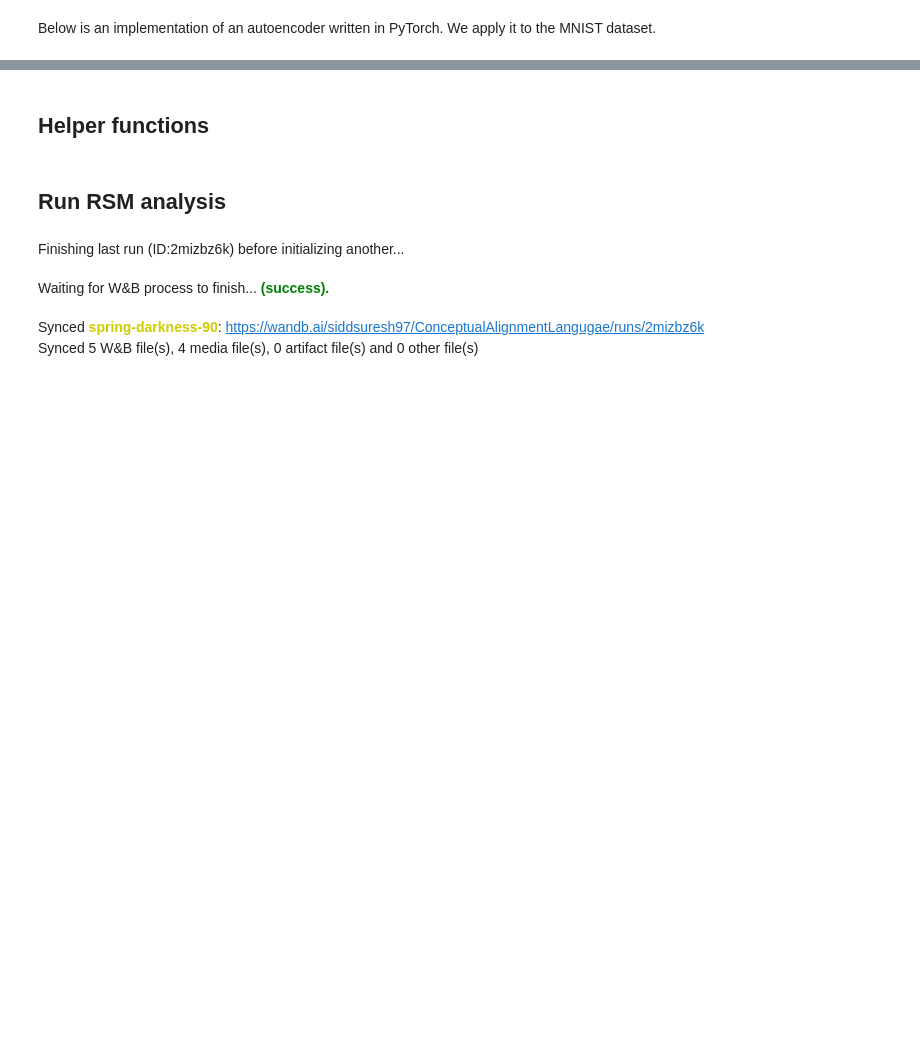
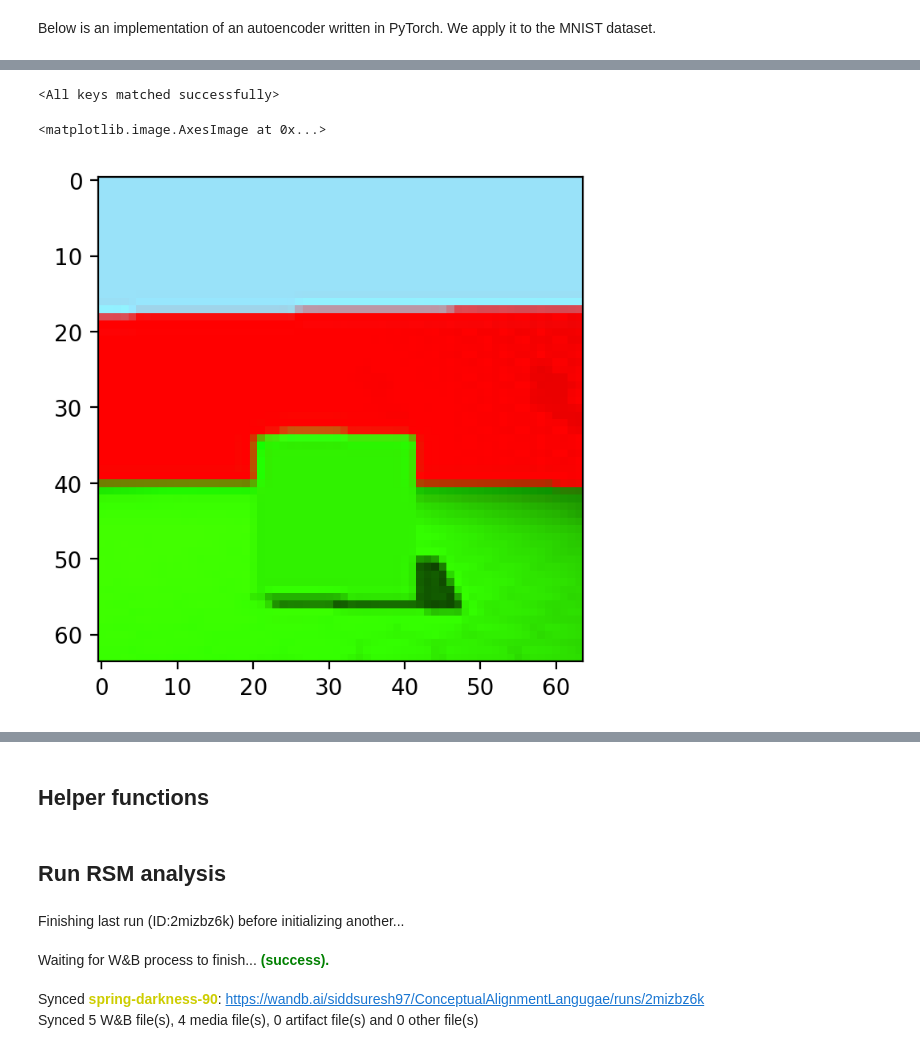
Before and after one commit to siddsuresh97/ConceptualAlignmentLanguage, a Jupyter notebook: autoencoder_with_labels_working.ipynb, the cells around one changed output, grey strips where cells are left out. Drawn from its saved outputs; the diff is of its cells as text; code cells hidden in the pictures; blank space fills up the shorter version.

```diff
--- a/autoencoder_with_labels_working.ipynb
+++ b/autoencoder_with_labels_working.ipynb
@@ -671,0 +358,32 @@ def plot_reconstructed_with_labels(autoencoder,random_labels, r0,
+# %%
+really_run=False
+if really_run== True:
+    base_set_ims = np.empty((20000,64,64,3),dtype='uint8')
+    overlap_50_ims = np.empty((20000,64,64,3),dtype='uint8')
+    overlap_20_ims = np.empty((20000,64,64,3),dtype='uint8')
+    validation_ims = np.empty((4000,64,64,3),dtype='uint8')
+
+    base_set_labs=np.empty((20000),dtype='uint8')
+    overlap_50_labs=np.empty((20000),dtype='uint8')
+    overlap_20_labs=np.empty((20000),dtype='uint8')
+    validation_labs = np.empty((4000),dtype='uint8')
+
+
+    for i in trange(4):
+        shape_inds = np.argwhere(labels[:,4] == i)
+        np.random.seed(seed=i)
+        sub_inds = np.random.choice(shape_inds.flatten(),10000,replace=False)
+        base_set_ims[(i*5000)+0:(i*5000)+5000,:,:,:] = images[sorted(sub_inds[0:5000]),:,:,:]
+        base_set_labs[(i*5000)+0:(i*5000)+5000] = i
+        print('base_done')
+        overlap_50_ims[(i*5000)+0:(i*5000)+2500,:,:,:] = images[sorted(sub_inds[0:2500]),:,:,:]
+        overlap_50_ims[(i*5000)+2500:(i*5000)+5000,:,:,:] = images[sorted(sub_inds[5000:7500]),:,:,:]
+        overlap_50_labs[(i*5000)+0:(i*5000)+5000] = i
+
+
+        overlap_20_ims[(i*5000)+0:(i*5000)+1000,:,:,:] = images[sorted(sub_inds[0:1000]),:,:,:]
+        overlap_20_ims[(i*5000)+1000:(i*5000)+5000,:,:,:] = images[sorted(sub_inds[5000:9000]),:,:,:]
+        overlap_20_labs[(i*5000)+0:(i*5000)+5000] = i
+
+        validation_ims[(i*1000)+0:(i*1000)+1000,:,:,:] = images[sorted(sub_inds[9000:10000]),:,:,:]
+        validation_labs[(i*1000)+0:(i*1000)+1000] = i
@@ -671,0 +557,11 @@ def plot_reconstructed_with_labels(autoencoder,random_labels, r0,
+# %%
+ae= Autoencoder(10,4)
+
+ae.load_state_dict(torch.load(os.path.join(save_dir,'base_0_0')))
+# %% [output]
+<All keys matched successfully>
+# %%
+plt.imshow(base_set_ims[1500]/255)
+# %% [output]
+<matplotlib.image.AxesImage at 0x...>
+[figure, added]
```
Also changed, not shown: parts of 40 cells of this notebook.
